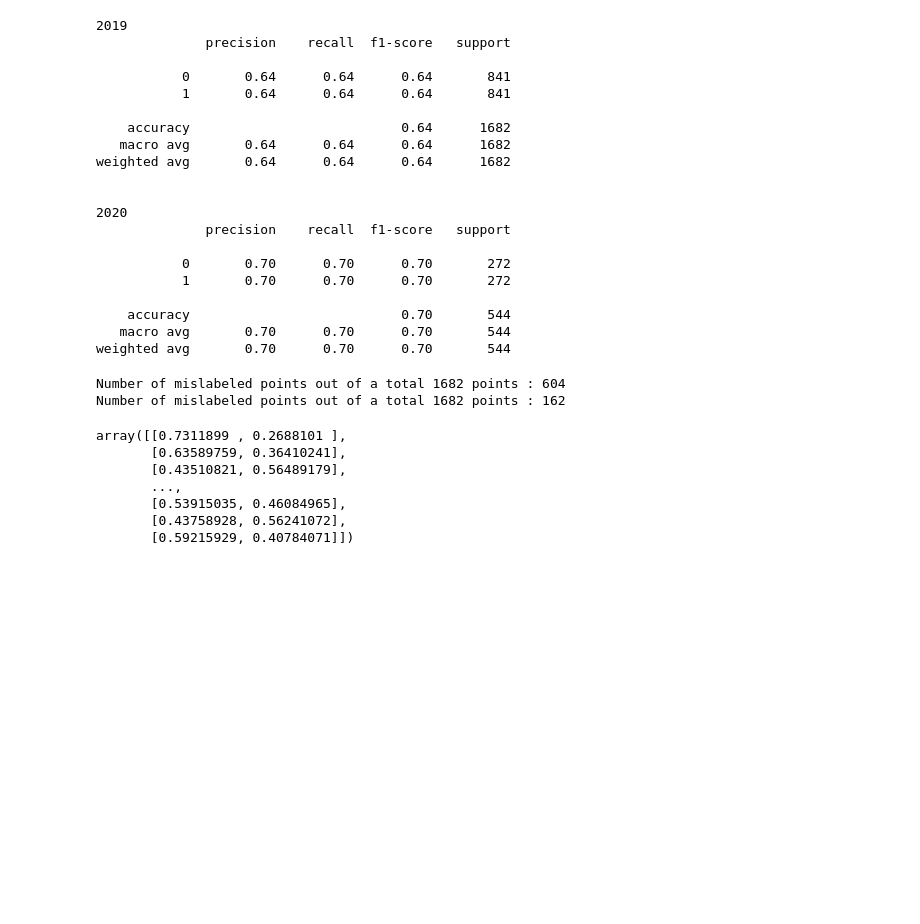
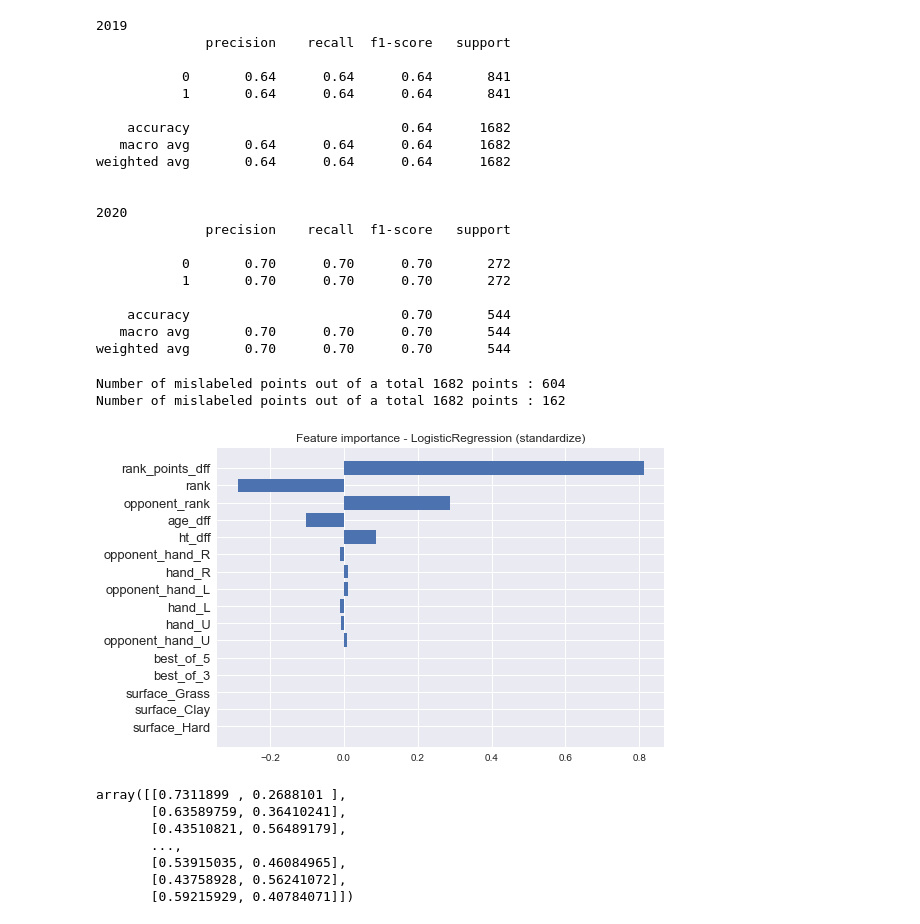
Before and after one commit to leechungpa/DSL_M_21, a Jupyter notebook: model.ipynb, the cells around one changed output. Cells and saved outputs as stored; diff of their text form; code cells hidden in the pictures; blank space fills up the shorter version.

Commit message:
feature importance 추가

```diff
--- a/model.ipynb
+++ b/model.ipynb
@@ -228,6 +228,19 @@ print("Number of mislabeled points out of a total %d points : %d"
 # %% [output]
 Number of mislabeled points out of a total 1682 points : 604
 Number of mislabeled points out of a total 1682 points : 162
+# %%
+import matplotlib.pyplot as plt
+plt.style.use('seaborn')
+
+importance = pd.DataFrame({'index':X_train.columns, 'coef':logistic_2.coef_[0], 'abs':np.abs(logistic_2.coef_[0])})
+
+plt.barh('index', 'coef',
+       data=importance.sort_values('abs'))
+plt.yticks(fontsize=13)
+plt.title('Feature importance - LogisticRegression (standardize)')
+plt.show()
+# %% [output]
+[figure, added]
 # %%
 logistic.predict_proba(X_test19)
 # %% [output]
```
Also changed, not shown: parts of 3 cells of this notebook.
